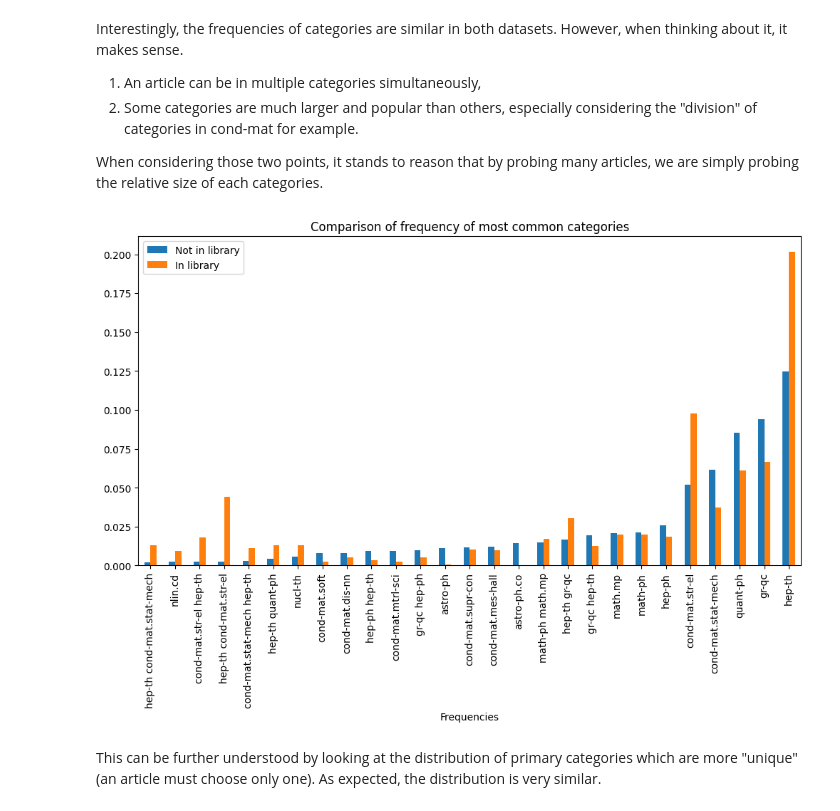
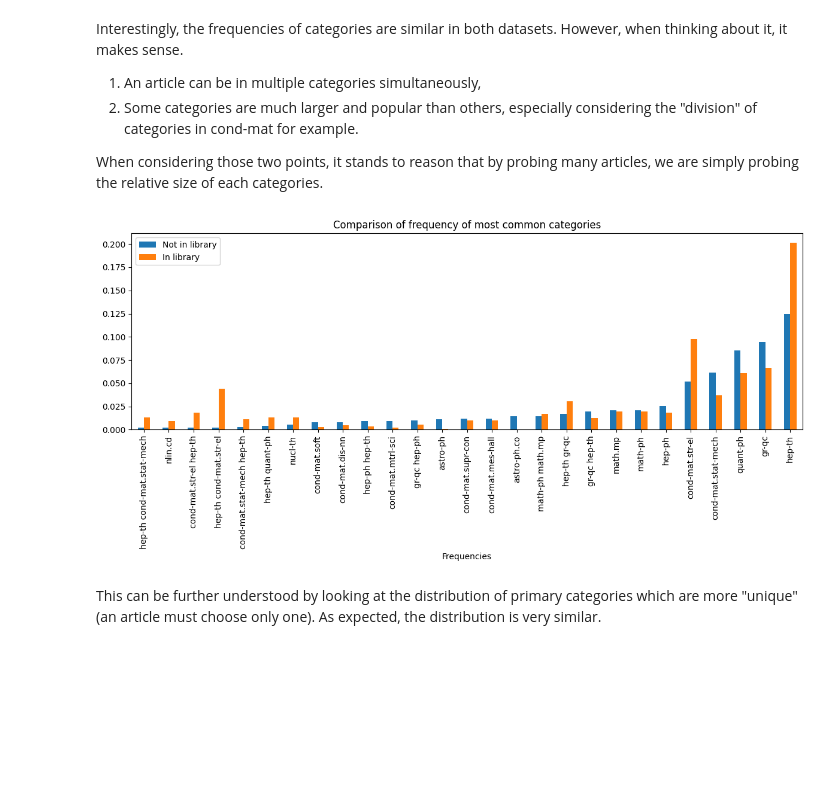
Before and after one commit to NicolasChagnet/arxiv-recommendations, a Jupyter notebook: notebooks/1_exploratory_data_analysis.ipynb, the cells around one changed output. Cells and saved outputs as stored; diff of their text form; code cells hidden in the pictures; blank space fills up the shorter version.

```diff
--- a/notebooks/1_exploratory_data_analysis.ipynb
+++ b/notebooks/1_exploratory_data_analysis.ipynb
@@ -227,14 +231,15 @@ When considering those two points, it stands to reason that by probing many arti
 # %%
 ntop = 10
 fig, ax = plt.subplots(figsize=(12, 6))
 plots.plot_top_n(
     vocabCategoriesNotLibrary, vocabCategoriesLibrary, cols=["Not in library", "In library"], ax=ax, ntop=20
 )
 ax.set_title("Comparison of frequency of most common categories")
 ax.set_xlabel("Frequencies")
+fig.tight_layout()
 fig.savefig(config.path_figs / "distribution_categories_library.png", dpi=300)
 # %% [output]
-[figure, old version]
+[figure, new version]
 # %% [markdown]
 This can be further understood by looking at the distribution of primary categories which are more "unique" (an article must choose only one). As expected, the distribution is very similar.
 # %%
```
Also changed, not shown: parts of 4 cells of this notebook, 5 other files.
